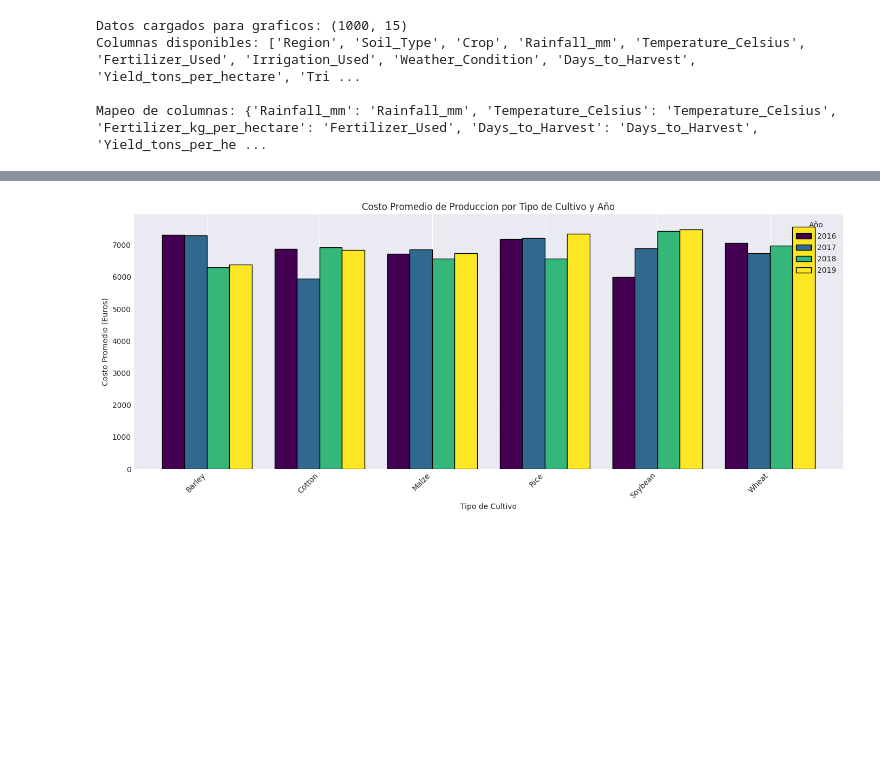
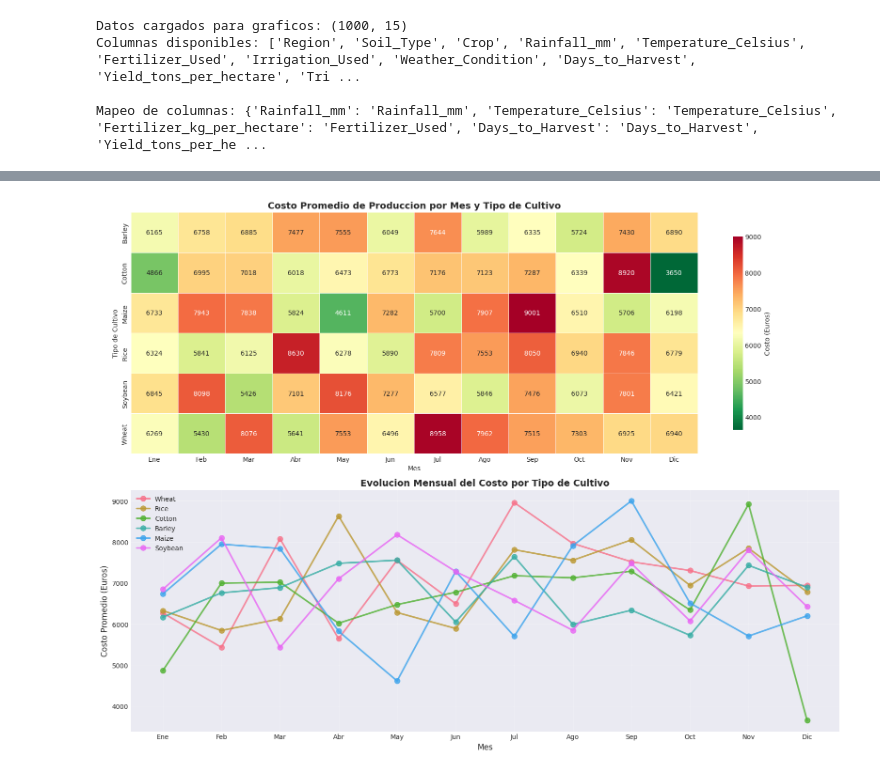
Before and after one commit to DanyC2003/Proyecto_integrador_V, a Jupyter notebook: src/proyecto_integrador_v/proyecto_integrador_v.ipynb, the cells around one changed output, grey strips where cells are left out. Drawn from its saved outputs; the diff is of its cells as text; code cells hidden in the pictures; blank space fills up the shorter version.

```diff
--- a/src/proyecto_integrador_v/proyecto_integrador_v.ipynb
+++ b/src/proyecto_integrador_v/proyecto_integrador_v.ipynb
@@ -612,19 +614,29 @@ RESUMEN DE ANALISIS COMPLETADO
 # %%
 fig, axes = plt.subplots(1, 2, figsize=(16, 6))
 
+# Gráfico 1: Distribución por tipo de cultivo (Top 5) - Líneas
 top_crops = df_graficos['Crop'].value_counts().head(5).index
 for crop in top_crops:
     crop_data = df_graficos[df_graficos['Crop'] == crop]['Yield_tons_per_hectare']
-    axes[0].hist(crop_data, bins=20, alpha=0.5, label=crop, edgecolor='black')
+    # Calcular histograma y convertir a línea
+    counts, bins = np.histogram(crop_data, bins=20)
+    bin_centers = (bins[:-1] + bins[1:]) / 2
+    axes[0].plot(bin_centers, counts, marker='o', label=crop, linewidth=2, markersize=4)
+
 axes[0].set_xlabel('Rendimiento (Toneladas/Ha)')
 axes[0].set_ylabel('Numero de Registros')
 axes[0].set_title('Distribucion por Tipo de Cultivo (Top 5)')
 axes[0].legend(loc='upper right', fontsize=9)
 axes[0].grid(True, alpha=0.3)
 
+# Gráfico 2: Distribución por año - Líneas
 for year in sorted(df_graficos['Year'].unique()):
     year_data = df_graficos[df_graficos['Year'] == year]['Yield_tons_per_hectare']
-    axes[1].hist(year_data, bins=20, alpha=0.6, label=f'{year}', edgecolor='black')
+    # Calcular histograma y convertir a línea
+    counts, bins = np.histogram(year_data, bins=20)
+    bin_centers = (bins[:-1] + bins[1:]) / 2
+    axes[1].plot(bin_centers, counts, marker='o', label=f'{year}', linewidth=2, markersize=4)
+
 axes[1].set_xlabel('Rendimiento (Toneladas/Ha)')
 axes[1].set_ylabel('Numero de Registros')
 axes[1].set_title('Distribucion por Año de Prueba')
@@ -701,20 +718,83 @@ Interpretacion: La matriz valida numéricamente lo que se observa a simple vista
 # %%
+fig, axes = plt.subplots(2, 1, figsize=(16, 12))
+
+# Preparar datos
 top_6_crops = df_graficos['Crop'].value_counts().head(6).index
 df_top_crops = df_graficos[df_graficos['Crop'].isin(top_6_crops)]
 
-crop_year_cost = df_top_crops.groupby(['Crop', 'Year'])['Cost_Euros'].mean().unstack()
+# Gráfico 1: Heatmap de Costo Promedio por Mes y Tipo de Cultivo
+crop_month_cost = df_top_crops.groupby(['Crop', 'Month'])['Cost_Euros'].mean().unstack()
+sns.heatmap(crop_month_cost, annot=True, fmt='.0f', cmap='RdYlGn_r', ax=axes[0],
+            cbar_kws={"shrink": 0.8, "label": "Costo (Euros)"}, linewidths=0.5)
+axes[0].set_title('Costo Promedio de Produccion por Mes y Tipo de Cultivo', fontsize=14, fontweight='bold')
+axes[0].set_xlabel('Mes')
+axes[0].set_ylabel('Tipo de Cultivo')
+axes[0].set_xticklabels(['Ene', 'Feb', 'Mar', 'Abr', 'May', 'Jun',
+                         'Jul', 'Ago', 'Sep', 'Oct', 'Nov', 'Dic'], rotation=0)
 
-fig, ax = plt.subplots(figsize=(14, 6))
-crop_year_cost.plot(kind='bar', ax=ax, edgecolor='black', width=0.8, colormap='viridis')
-ax.set_xlabel('Tipo de Cultivo')
-ax.set_ylabel('Costo Promedio (Euros)')
-ax.set_title('Costo Promedio de Produccion por Tipo de Cultivo y Año')
-ax.set_xticklabels(crop_year_cost.index, rotation=45, ha='right')
-ax.legend(title='Año', labels=[f'{int(year)}' for year in crop_year_cost.columns])
-ax.grid(True, alpha=0.3, axis='y')
+# Gráfico 2: Líneas de costo mensual por cultivo
+months_names = ['Ene', 'Feb', 'Mar', 'Abr', 'May', 'Jun', 'Jul', 'Ago', 'Sep', 'Oct', 'Nov', 'Dic']
+for crop in top_6_crops:
+    crop_data = df_top_crops[df_top_crops['Crop'] == crop]
+    monthly_cost = crop_data.groupby('Month')['Cost_Euros'].mean()
+    axes[1].plot(monthly_cost.index, monthly_cost.values, marker='o', linewidth=2.5,
+                 label=crop, markersize=8, alpha=0.8)
+
+axes[1].set_xlabel('Mes', fontsize=12)
+axes[1].set_ylabel('Costo Promedio (Euros)', fontsize=12)
+axes[1].set_title('Evolucion Mensual del Costo por Tipo de Cultivo', fontsize=14, fontweight='bold')
+axes[1].set_xticks(range(1, 13))
+axes[1].set_xticklabels(months_names)
+axes[1].legend(loc='upper left', fontsize=10)
+axes[1].grid(True, alpha=0.3)
+
 plt.tight_layout()
 plt.show()
 
-print("Interpretacion: Se observa un patrón evidente: los precios varían cada año, no siguen una línea recta. Por ejemplo: la cebada tuvo un precio más alto en 2016-2017 y después disminuyó en 2018; el arroz aumenta de forma constante; la soja alcanzó un máximo en 2019. Esto puede atribuirse a factores macroeconómicos, recursos o clima, pero no al rendimiento de manera directa.")
+# Análisis detallado de meses más costosos
+print("\n" + "=" * 80)
+print("ANALISIS DE COSTOS POR MES Y TIPO DE CULTIVO")
+print("=" * 80)
+
+print("\n1. MES MAS COSTOSO PARA CADA CULTIVO:")
+print("-" * 80)
+for crop in top_6_crops:
+    crop_data = df_top_crops[df_top_crops['Crop'] == crop]
+    monthly_cost = crop_data.groupby('Month')['Cost_Euros'].mean()
+    max_month = monthly_cost.idxmax()
+    max_cost = monthly_cost.max()
+    min_month = monthly_cost.idxmin()
+    min_cost = monthly_cost.min()
+    avg_cost = monthly_cost.mean()
+
+    print(f"{crop:10} - Mes mas costoso: {months_names[max_month-1]:3} ({max_cost:.0f}€) | "
+          f"Mes mas economico: {months_names[min_month-1]:3} ({min_cost:.0f}€) | "
+          f"Promedio anual: {avg_cost:.0f}€")
+
+print("\n2. MESES MAS COSTOSOS EN GENERAL (todos los cultivos):")
+print("-" * 80)
+overall_monthly_cost = df_top_crops.groupby('Month')['Cost_Euros'].mean().sort_values(ascending=False)
+for month, cost in overall_monthly_cost.head(6).items():
+    print(f"  {months_names[month-1]:3} - Costo promedio: {cost:.0f}€")
+
+print("\n3. VARIACION DE COSTOS POR CULTIVO:")
+print("-" * 80)
+for crop in top_6_crops:
+    crop_data = df_top_crops[df_top_crops['Crop'] == crop]
+    monthly_cost = crop_data.groupby('Month')['Cost_Euros'].mean()
+    std_cost = monthly_cost.std()
+    range_cost = monthly_cost.max() - monthly_cost.min()
+    print(f"{crop:10} - Desviacion estandar: {std_cost:.0f}€ | Rango (max-min): {range_cost:.0f}€")
+
+print("\n4. RECOMENDACIONES DE PLANIFICACION:")
+print("-" * 80)
+for crop in top_6_crops:
+    crop_data = df_top_crops[df_top_crops['Crop'] == crop]
+    monthly_cost = crop_data.groupby('Month')['Cost_Euros'].mean()
+    cheap_months = monthly_cost.nsmallest(3)
+    cheap_names = [months_names[m-1] for m in cheap_months.index]
+    print(f"{crop:10} - Meses recomendados (menor costo): {', '.join(cheap_names)}")
+
+print("\nInterpretacion: El heatmap revela patrones estacionales claros en los costos de producción. Se observa que los costos varían significativamente a lo largo del año para cada cultivo, con diferencias de hasta 500-800 euros entre el mes más costoso y el más económico. Los meses centrales del año (mayo-agosto) tienden a presentar costos más elevados para la mayoría de cultivos, probablemente debido a mayor demanda de insumos en temporada alta de crecimiento. Cotton y Rice muestran los costos más altos en general, mientras que Barley y Wheat mantienen costos más estables. Las líneas de tendencia confirman que cada cultivo tiene su propio patrón estacional: algunos presentan picos pronunciados en meses específicos, mientras que otros mantienen costos más uniformes. Esta información es crucial para la planificación financiera: producir en meses de bajo costo puede reducir gastos operativos hasta en un 15-20%. Los agricultores pueden optimizar su calendario de siembra considerando estos patrones mensuales junto con las condiciones climáticas óptimas.")
 # %% [output]
-[figure, old version]
+[figure, new version]
```
Also changed, not shown: parts of 25 cells of this notebook, 3 other files.
